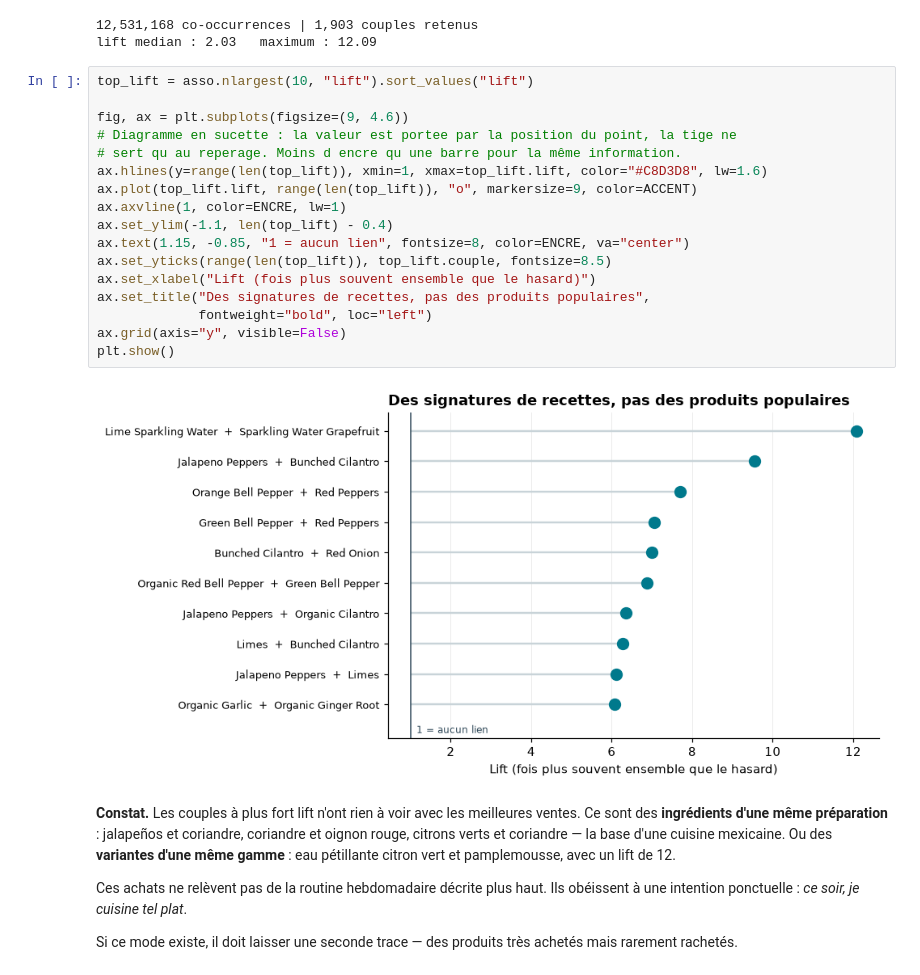
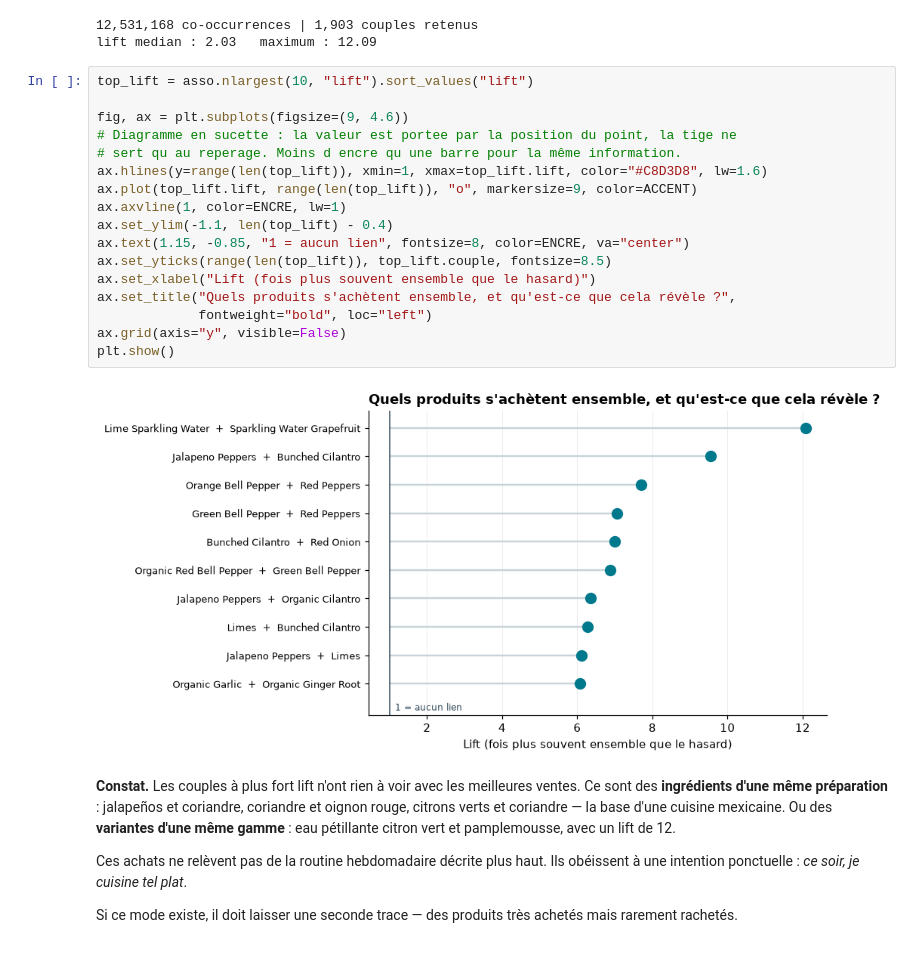
Before and after one commit to Nyomix-V/joja-data-analysis, a Jupyter notebook: 02_projet/analyse.ipynb, the cells around one changed output. Drawn from its saved outputs; the diff is of its cells as text.

```diff
--- a/02_projet/analyse.ipynb
+++ b/02_projet/analyse.ipynb
@@ -917,22 +925,22 @@ lift median : 2.03   maximum : 12.09
 # %%
 top_lift = asso.nlargest(10, "lift").sort_values("lift")
 
 fig, ax = plt.subplots(figsize=(9, 4.6))
 # Diagramme en sucette : la valeur est portee par la position du point, la tige ne
 # sert qu au reperage. Moins d encre qu une barre pour la même information.
 ax.hlines(y=range(len(top_lift)), xmin=1, xmax=top_lift.lift, color="#C8D3D8", lw=1.6)
 ax.plot(top_lift.lift, range(len(top_lift)), "o", markersize=9, color=ACCENT)
 ax.axvline(1, color=ENCRE, lw=1)
 ax.set_ylim(-1.1, len(top_lift) - 0.4)
 ax.text(1.15, -0.85, "1 = aucun lien", fontsize=8, color=ENCRE, va="center")
 ax.set_yticks(range(len(top_lift)), top_lift.couple, fontsize=8.5)
 ax.set_xlabel("Lift (fois plus souvent ensemble que le hasard)")
-ax.set_title("Des signatures de recettes, pas des produits populaires",
+ax.set_title("Quels produits s'achètent ensemble, et qu'est-ce que cela révèle ?",
              fontweight="bold", loc="left")
 ax.grid(axis="y", visible=False)
 plt.show()
 # %% [output]
-[figure, old version]
+[figure, new version]
 # %% [markdown]
 **Constat.** Les couples à plus fort lift n'ont rien à voir avec les meilleures ventes.
 Ce sont des **ingrédients d'une même préparation** : jalapeños et coriandre, coriandre et
```
Also changed, not shown: parts of 17 cells of this notebook, 1 other file.
